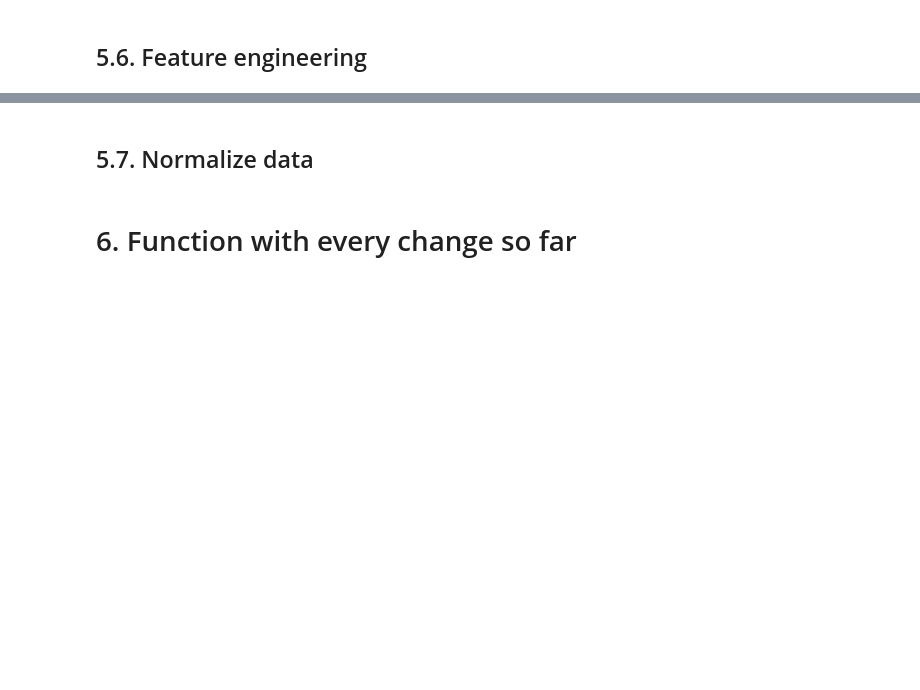
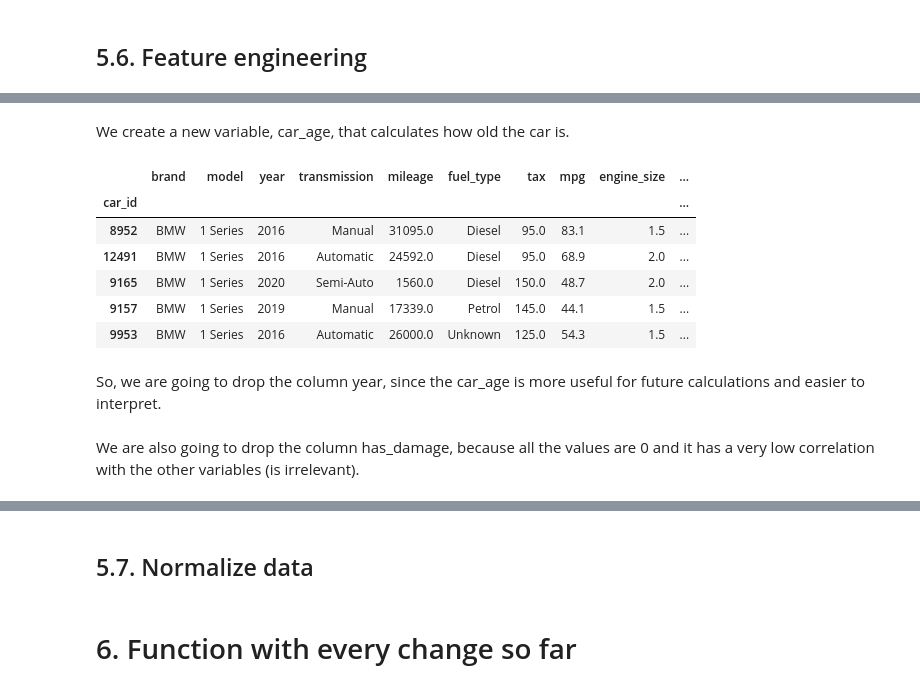
Before and after one commit to TheFriendlyTwin/Group14-Cars4You-Project, a Jupyter notebook: todo_28.10.ipynb, the cells around one changed output, grey strips where cells are left out. Cells and saved outputs as stored; diff of their text form; code cells hidden in the pictures; blank space fills up the shorter version.

```diff
--- a/todo_28.10.ipynb
+++ b/todo_28.10.ipynb
@@ -1315,2 +1294,4 @@ Sabendo só a marca é impossivel determinar a que marca o carro pertence.
+# %%
+X_train.model.replace(np.nan, 'Unknown', inplace=True)
 # %% [markdown]
 ### 5.5.11.Transmission
@@ -1319,2 +1300,4 @@ Sabendo só a marca é impossivel determinar a que marca o carro pertence.
+# %%
+X_train.transmission.replace(np.nan, 'Unknown', inplace=True)
 # %% [markdown]
 ### 5.5.12. Fuel type
@@ -1323,3 +1306,5 @@ Sabendo só a marca é impossivel determinar a que marca o carro pertence.
+# %%
+X_train.fuel_type.replace(np.nan, 'Unknown', inplace=True)
 # %% [markdown]
 ### 5.5.13. Confirmation
 # %%
@@ -1333,0 +1370,16 @@ To note:
+# %% [markdown]
+We create a new variable, car_age, that calculates how old the car is.
+# %%
+X_train['car_age'] = 2025 - X_train['year'].astype(int)
+# %%
+X_train.head()
+# %% [output]
+|  | brand | model | year | transmission | mileage | fuel_type | tax | mpg | engine_size | ... |
+| car_id |  |  |  |  |  |  |  |  |  | ... |
+| 8952 | BMW | 1 Series | 2016 | Manual | 31095.0 | Diesel | 95.0 | 83.1 | 1.5 | ... |
+| 12491 | BMW | 1 Series | 2016 | Automatic | 24592.0 | Diesel | 95.0 | 68.9 | 2.0 | ... |
+| 9165 | BMW | 1 Series | 2020 | Semi-Auto | 1560.0 | Diesel | 150.0 | 48.7 | 2.0 | ... |
+| 9157 | BMW | 1 Series | 2019 | Manual | 17339.0 | Petrol | 145.0 | 44.1 | 1.5 | ... |
+| 9953 | BMW | 1 Series | 2016 | Automatic | 26000.0 | Unknown | 125.0 | 54.3 | 1.5 | ... |
+# %% [markdown]
+So, we are going to drop the column year, since the car_age is more useful for future calculations and easier to interpret.
@@ -1333,0 +1388,2 @@ To note:
+# %% [markdown]
+We are also going to drop the column has_damage, because all the values are 0 and it has a very low correlation with the other variables (is irrelevant).
```
Also changed, not shown: parts of 34 cells of this notebook.
